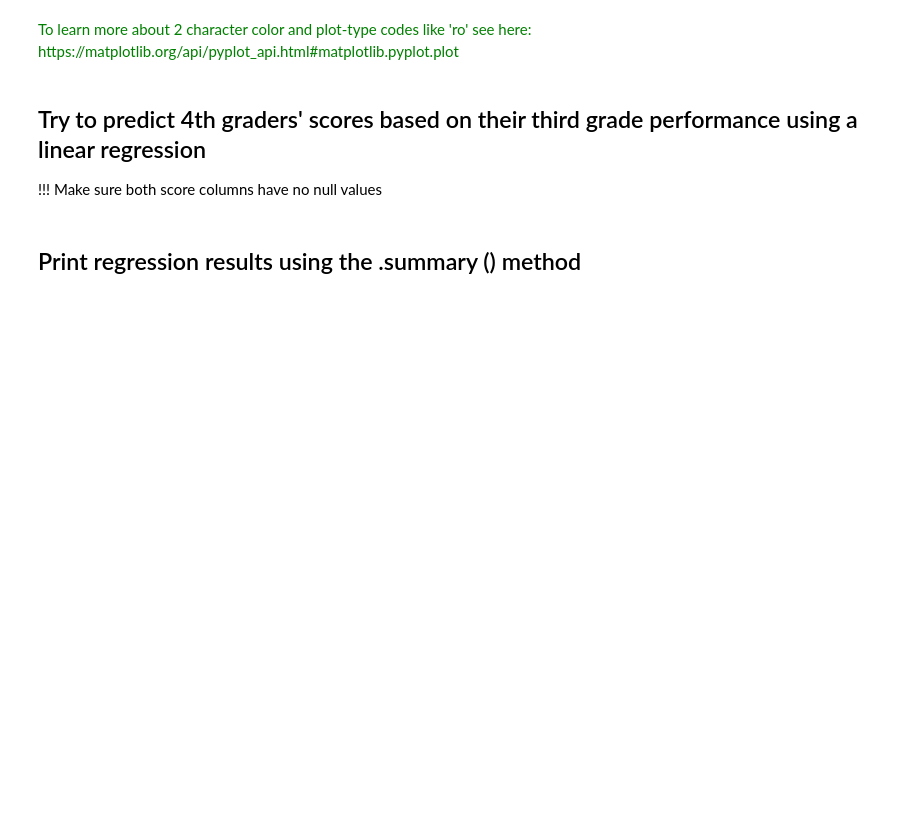
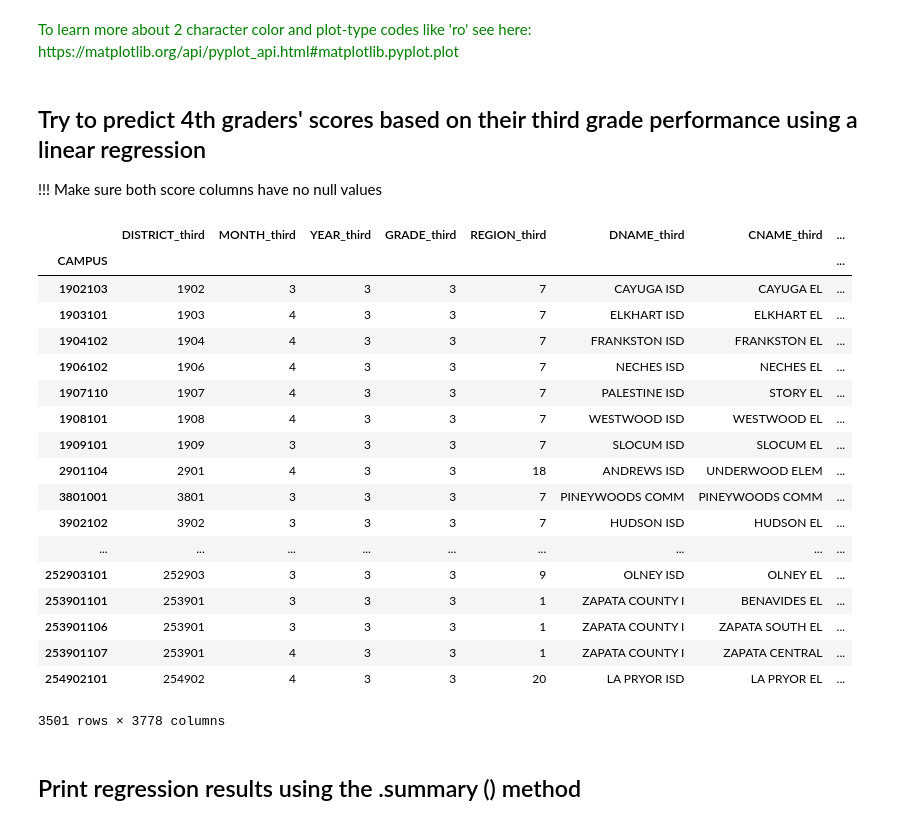
Before and after one commit to domhnallog/class_col_algorithms, a Jupyter notebook: 02-classwork/02-texas-schools.ipynb, the cells around one changed output. Cells and saved outputs as stored; diff of their text form; code cells hidden in the pictures; blank space fills up the shorter version.

```diff
--- a/02-classwork/02-texas-schools.ipynb
+++ b/02-classwork/02-texas-schools.ipynb
@@ -124,6 +124,28 @@ plt.plot(harr.r_all_rs_third, harr.r_all_rs_fourth,'ro')
 !!! Make sure both score columns have no null values
 # %%
 merge_df = merge_df[merge_df.r_all_rs_third.notnull() & merge_df.r_all_rs_fourth.notnull()]
+# %%
+merge_df
+# %% [output]
+|  | DISTRICT_third | MONTH_third | YEAR_third | GRADE_third | REGION_third | DNAME_third | CNAME_third | ... |
+| CAMPUS |  |  |  |  |  |  |  | ... |
+| 1902103 | 1902 | 3 | 3 | 3 | 7 | CAYUGA ISD | CAYUGA EL | ... |
+| 1903101 | 1903 | 4 | 3 | 3 | 7 | ELKHART ISD | ELKHART EL | ... |
+| 1904102 | 1904 | 4 | 3 | 3 | 7 | FRANKSTON ISD | FRANKSTON EL | ... |
+| 1906102 | 1906 | 4 | 3 | 3 | 7 | NECHES ISD | NECHES EL | ... |
+| 1907110 | 1907 | 4 | 3 | 3 | 7 | PALESTINE ISD | STORY EL | ... |
+| 1908101 | 1908 | 4 | 3 | 3 | 7 | WESTWOOD ISD | WESTWOOD EL | ... |
+| 1909101 | 1909 | 3 | 3 | 3 | 7 | SLOCUM ISD | SLOCUM EL | ... |
+| 2901104 | 2901 | 4 | 3 | 3 | 18 | ANDREWS ISD | UNDERWOOD ELEM | ... |
+| 3801001 | 3801 | 3 | 3 | 3 | 7 | PINEYWOODS COMM | PINEYWOODS COMM | ... |
+| 3902102 | 3902 | 3 | 3 | 3 | 7 | HUDSON ISD | HUDSON EL | ... |
+| ... | ... | ... | ... | ... | ... | ... | ... | ... |
+| 252903101 | 252903 | 3 | 3 | 3 | 9 | OLNEY ISD | OLNEY EL | ... |
+| 253901101 | 253901 | 3 | 3 | 3 | 1 | ZAPATA COUNTY I | BENAVIDES EL | ... |
+| 253901106 | 253901 | 3 | 3 | 3 | 1 | ZAPATA COUNTY I | ZAPATA SOUTH EL | ... |
+| 253901107 | 253901 | 4 | 3 | 3 | 1 | ZAPATA COUNTY I | ZAPATA CENTRAL | ... |
+| 254902101 | 254902 | 4 | 3 | 3 | 20 | LA PRYOR ISD | LA PRYOR EL | ... |
+3501 rows × 3778 columns
 # %%
 ### Describe the model
 ### statsmodels, give linear regession on X & Y
```
Also changed, not shown: 36 other files.
